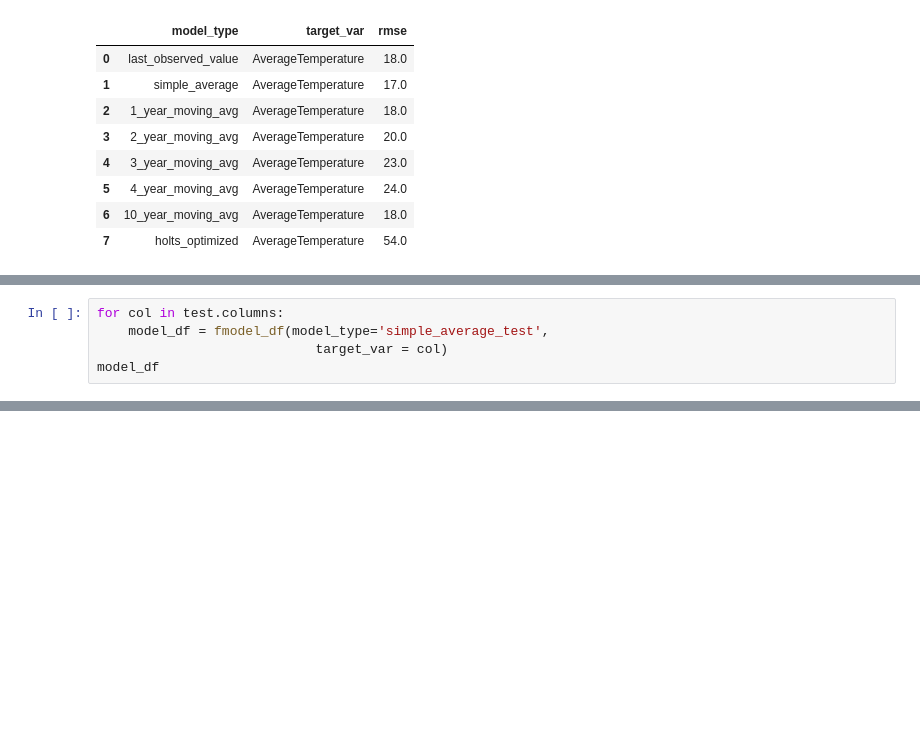
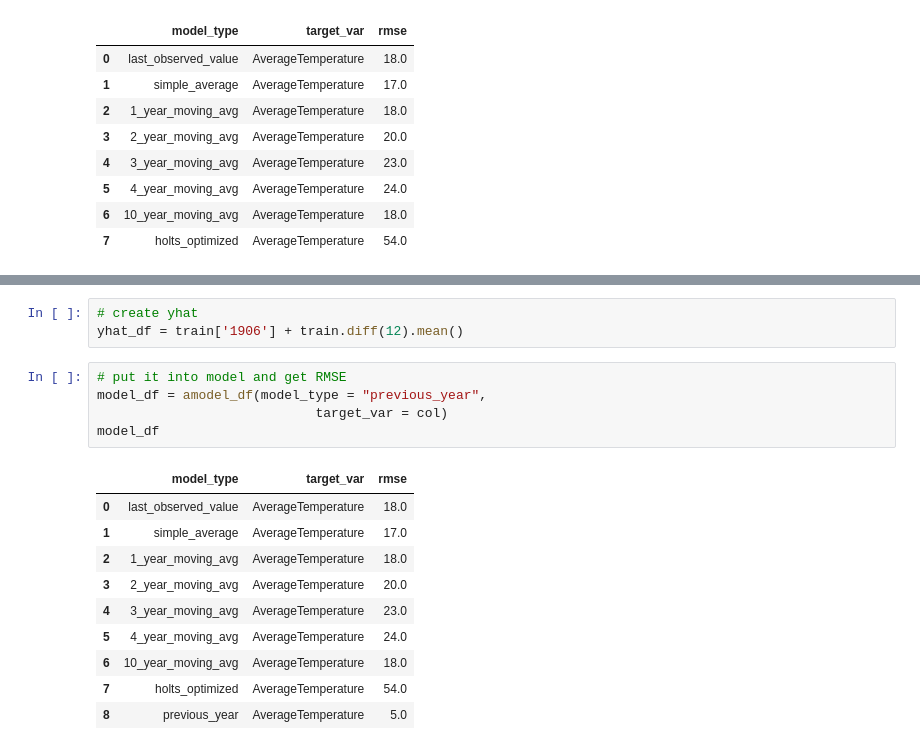
Before and after one commit to QinzhiChen/time_series_project, a Jupyter notebook: final_notebook.ipynb, the cells around one changed output, grey strips where cells are left out. Drawn from its saved outputs; the diff is of its cells as text; blank space fills up the shorter version.

```diff
--- a/final_notebook.ipynb
+++ b/final_notebook.ipynb
@@ -353,5 +341,0 @@ def fmodel_df(model_type, target_var):
-# %%
-for col in test.columns:
-    model_df = fmodel_df(model_type='simple_average_test',
-                            target_var = col)
-model_df
@@ -368,0 +386,19 @@ model_df
+# %%
+# create yhat
+yhat_df = train['1906'] + train.diff(12).mean()
+# %%
+# put it into model and get RMSE
+model_df = amodel_df(model_type = "previous_year",
+                            target_var = col)
+model_df
+# %% [output]
+|  | model_type | target_var | rmse |
+| 0 | last_observed_value | AverageTemperature | 18.0 |
+| 1 | simple_average | AverageTemperature | 17.0 |
+| 2 | 1_year_moving_avg | AverageTemperature | 18.0 |
+| 3 | 2_year_moving_avg | AverageTemperature | 20.0 |
+| 4 | 3_year_moving_avg | AverageTemperature | 23.0 |
+| 5 | 4_year_moving_avg | AverageTemperature | 24.0 |
+| 6 | 10_year_moving_avg | AverageTemperature | 18.0 |
+| 7 | holts_optimized | AverageTemperature | 54.0 |
+| 8 | previous_year | AverageTemperature | 5.0 |
```
Also changed, not shown: parts of 10 cells of this notebook.
